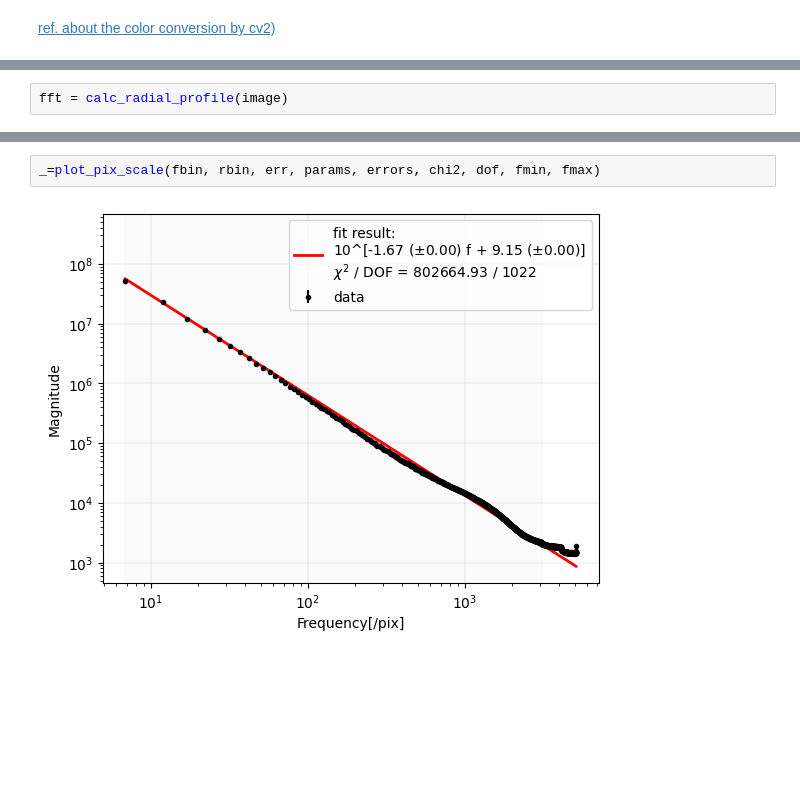
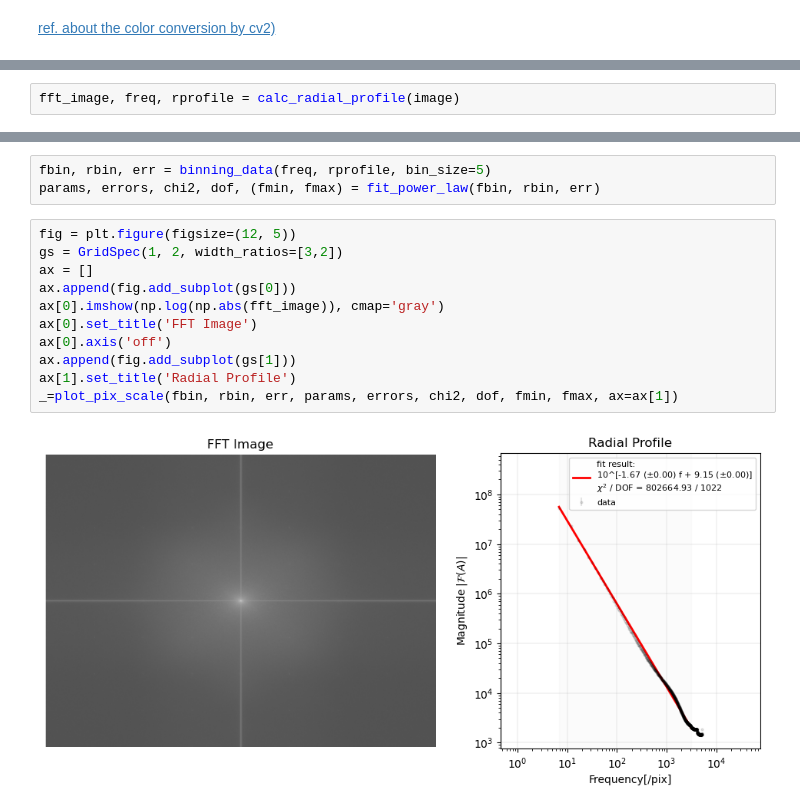
Before and after one commit to hnakata-JP/daily_wonders, a Jupyter notebook: fft2to1/250403_fft_2to1_module.ipynb, the cells around one changed output, grey strips where cells are left out. Cells and saved outputs as stored; diff of their text form; blank space fills up the shorter version.

Commit message:
add a FFT image in the result

```diff
--- a/fft2to1/250403_fft_2to1_module.ipynb
+++ b/fft2to1/250403_fft_2to1_module.ipynb
@@ -71,2 +16,2 @@ def calc_radial_profile(image):
 # %%
-fft = calc_radial_profile(image)
+fft_image, freq, rprofile = calc_radial_profile(image)
@@ -117,4 +18,16 @@ for _i in range(3):
 # %%
-_=plot_pix_scale(fbin, rbin, err, params, errors, chi2, dof, fmin, fmax)
+fbin, rbin, err = binning_data(freq, rprofile, bin_size=5)
+params, errors, chi2, dof, (fmin, fmax) = fit_power_law(fbin, rbin, err)
-# %% [output]
-[figure, removed]
+# %%
+fig = plt.figure(figsize=(12, 5))
+gs = GridSpec(1, 2, width_ratios=[3,2])
+ax = []
+ax.append(fig.add_subplot(gs[0]))
+ax[0].imshow(np.log(np.abs(fft_image)), cmap='gray')
+ax[0].set_title('FFT Image')
+ax[0].axis('off')
+ax.append(fig.add_subplot(gs[1]))
+ax[1].set_title('Radial Profile')
+_=plot_pix_scale(fbin, rbin, err, params, errors, chi2, dof, fmin, fmax, ax=ax[1])
+# %% [output]
+[figure, added]
```
Also changed, not shown: parts of 4 cells of this notebook, 1 other file.
